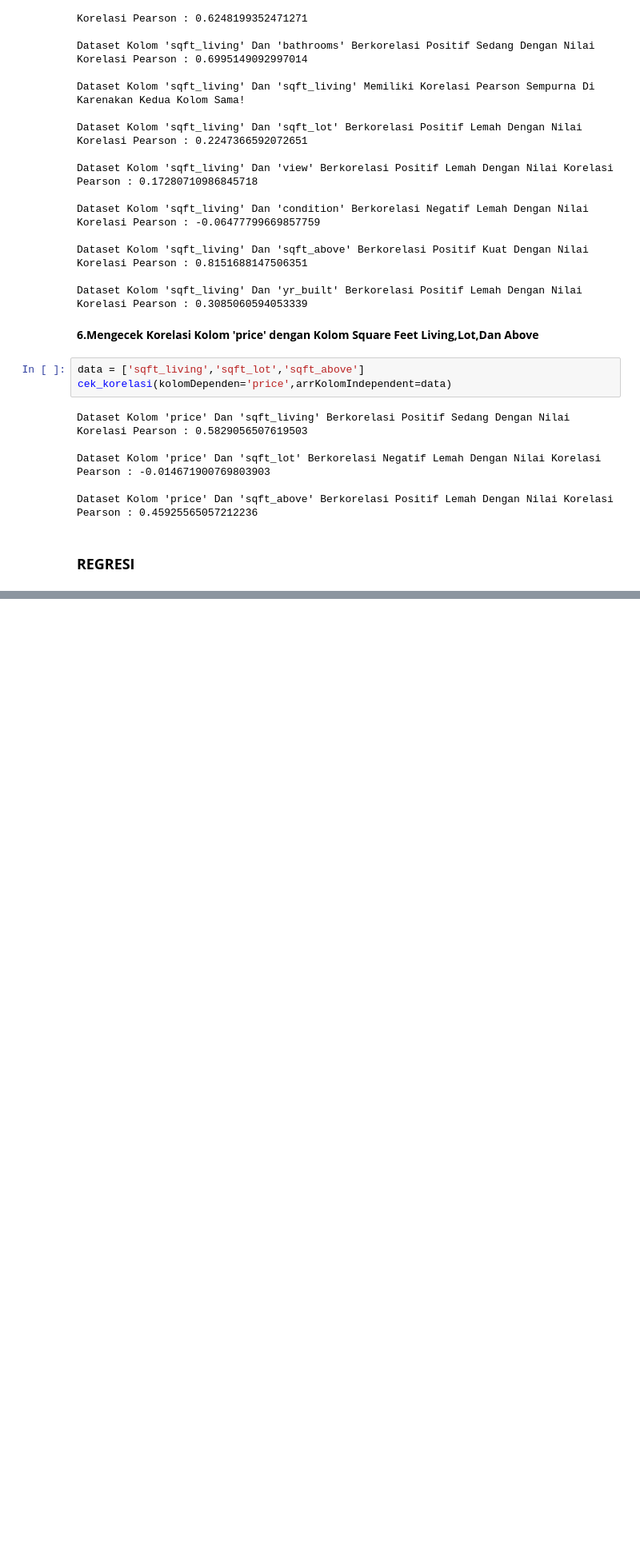
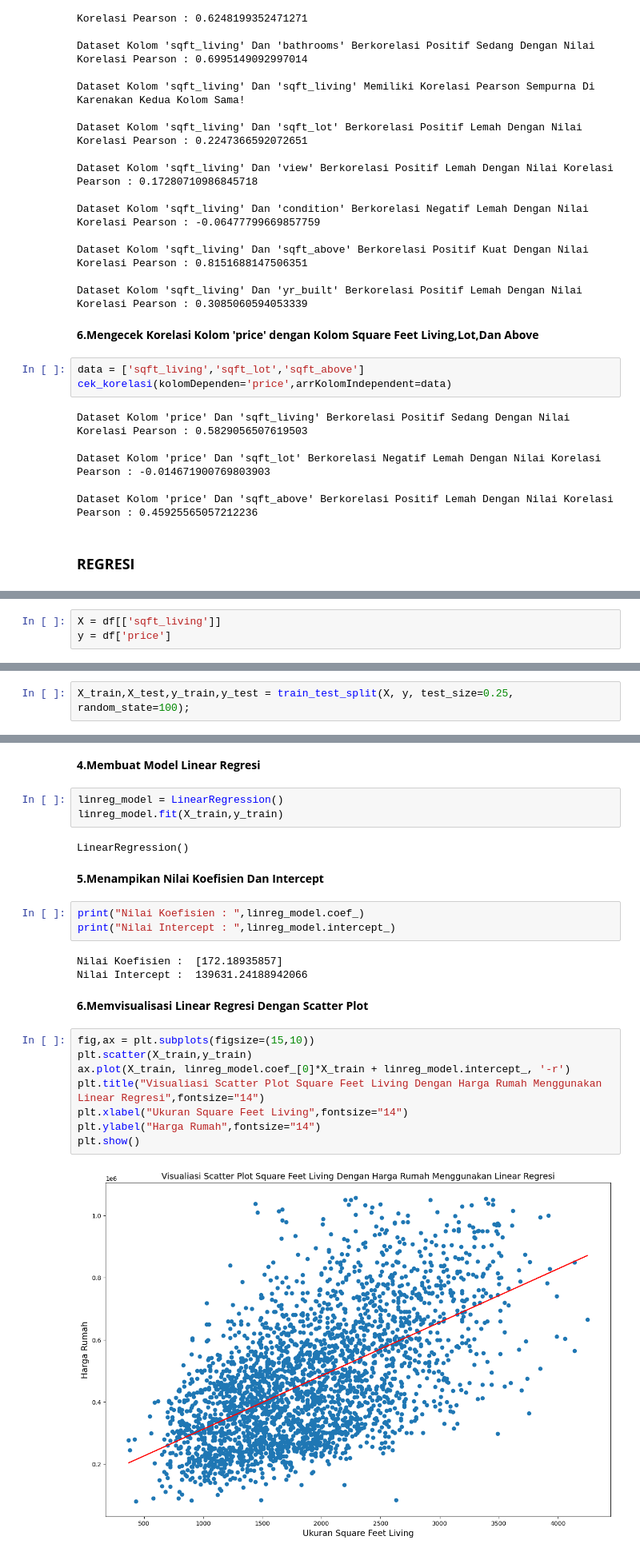
Before and after one commit to HaikalRFadhilahh/fp-BigDataPA, a Jupyter notebook: UAS_BDPA.ipynb, the cells around one changed output, grey strips where cells are left out. Shown at 80% size. Drawn from its saved outputs; the diff is of its cells as text; blank space fills up the shorter version.

Commit message:
Linear Regresi Done

```diff
--- a/UAS_BDPA.ipynb
+++ b/UAS_BDPA.ipynb
@@ -505,0 +511,3 @@ Dataset Kolom 'price' Dan 'sqft_above' Berkorelasi Positif Lemah Dengan Nilai Ko
+# %%
+X = df[['sqft_living']]
+y = df['price']
@@ -505,0 +516,2 @@ Dataset Kolom 'price' Dan 'sqft_above' Berkorelasi Positif Lemah Dengan Nilai Ko
+# %%
+X_train,X_test,y_train,y_test = train_test_split(X, y, test_size=0.25, random_state=100);
@@ -505,0 +530,27 @@ Dataset Kolom 'price' Dan 'sqft_above' Berkorelasi Positif Lemah Dengan Nilai Ko
+# %% [markdown]
+<p><b>4.Membuat Model Linear Regresi</b></p>
+# %%
+linreg_model = LinearRegression()
+linreg_model.fit(X_train,y_train)
+# %% [output]
+LinearRegression()
+# %% [markdown]
+<p><b>5.Menampikan Nilai Koefisien Dan Intercept</b></p>
+# %%
+print("Nilai Koefisien : ",linreg_model.coef_)
+print("Nilai Intercept : ",linreg_model.intercept_)
+# %% [output]
+Nilai Koefisien :  [172.18935857]
+Nilai Intercept :  139631.24188942066
+# %% [markdown]
+<p><b>6.Memvisualisasi Linear Regresi Dengan Scatter Plot</b></p>
+# %%
+fig,ax = plt.subplots(figsize=(15,10))
+plt.scatter(X_train,y_train)
+ax.plot(X_train, linreg_model.coef_[0]*X_train + linreg_model.intercept_, '-r')
+plt.title("Visualiasi Scatter Plot Square Feet Living Dengan Harga Rumah Menggunakan Linear Regresi",fontsize="14")
+plt.xlabel("Ukuran Square Feet Living",fontsize="14")
+plt.ylabel("Harga Rumah",fontsize="14")
+plt.show()
+# %% [output]
+[figure, added]
```
Also changed, not shown: parts of 27 cells of this notebook.
